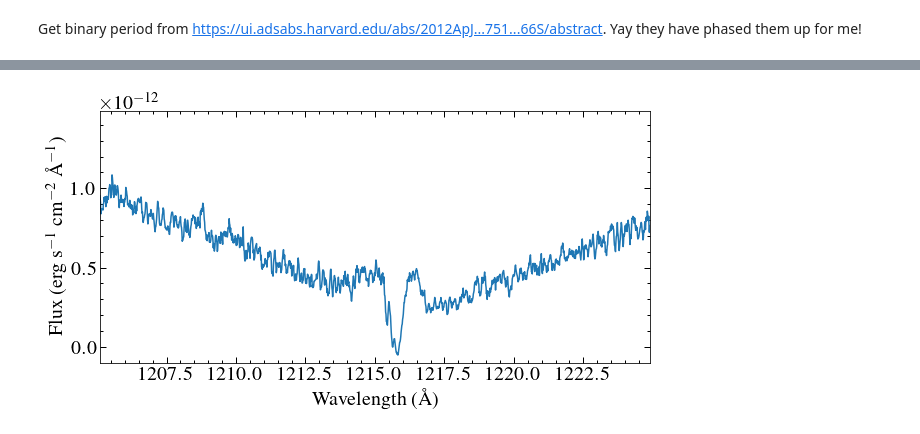
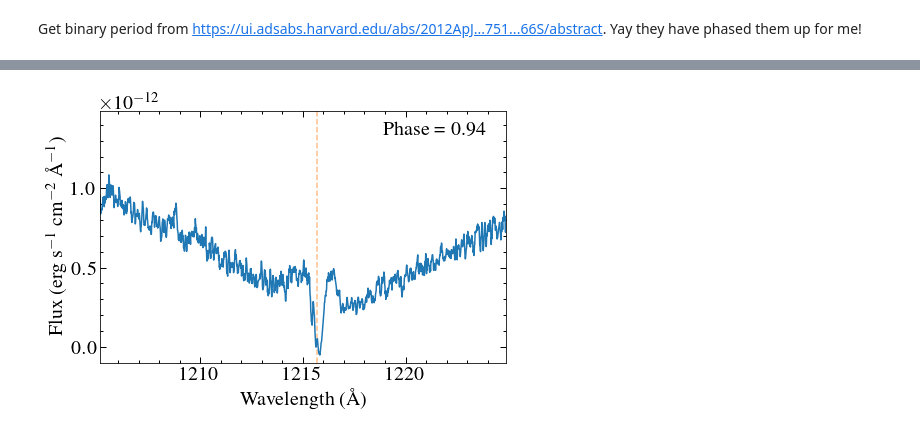
Before and after one commit to davidjwilson/pceb, a Jupyter notebook: v471_tau/v471tau_stis.ipynb, the cells around one changed output, grey strips where cells are left out. Drawn from its saved outputs; the diff is of its cells as text; code cells hidden in the pictures.

Commit message:
v471 tau and animations

```diff
--- a/v471_tau/v471tau_stis.ipynb
+++ b/v471_tau/v471tau_stis.ipynb
@@ -23,10 +23,10 @@ rcParams["font.size"] = 20
 path = '/media/david/5tb_storage1/v471_tau/e140m/'
 x1ds = glob.glob(path+'*x1d.fits')
 # %%
-for x in x1ds:
+"""for x in x1ds:
     data = fits.getdata(x, 1)
     for dt in data:
         plt.plot(dt['WAVELENGTH'], dt['FLUX'])
 #plt.xlim(1210, 1220)
-plt.ylim(0, 3e-12)
+plt.ylim(0, 3e-12)"""
 # %% [output]
@@ -36,11 +35,11 @@ plt.ylim(0, 3e-12)
 # import stisblazefix
 # stisblazefix.fluxfix(x1ds, pdfname='blazefix')
 # %%
-x1fs = glob.glob(path+'*x1f.fits')
+"""x1fs = glob.glob(path+'*x1f.fits')
 for x in x1fs:
     data = fits.getdata(x, 1)
     for dt in data:
         plt.plot(dt['WAVELENGTH'], dt['FLUX'])
 #plt.xlim(1210, 1220)
-plt.ylim(0, 3e-12)
+plt.ylim(0, 3e-12)"""
 # %% [output]
@@ -118,7 +116,7 @@ def echelle_coadd(wavelength, flux, err, nclip =5):
 
     return sorted_w, sorted_f, sorted_e
 # %%
-for x in x1fs:
+"""for x in x1fs:
     hdul = fits.open(x)
     header=hdul[0].header
     data = hdul[1].data
@@ -129,5 +127,5 @@ for x in x1fs:
     ascii.write(savdat, savepath, format='ecsv', overwrite=True)
     plt.plot(w[mask], f[mask])
     hdul.close()
-    plt.show()
+    plt.show()"""
 # %% [output]
@@ -195,7 +180,7 @@ for root, phase in zip(roots, phases):
     w, f, e = np.array(data['WAVELENGTH']), np.array(data['FLUX']), np.array(data['ERROR'])
     f = convolve(f,Box1DKernel(smooth))
     e = convolve(e,Box1DKernel(smooth))/(smooth**0.5)
-    mask = (w > 1205) & (w < 1225)
+    mask = (w > 1190) & (w < 1240)
     plt.plot(w[mask], f[mask])
     plt.ylim(-0.1e-12, 1.49e-12)
     plt.show()
@@ -220,7 +205,7 @@ from matplotlib.animation import FuncAnimation
 
 
 
-fig, ax = plt.subplots(figsize=(9,5))
+fig, ax = plt.subplots(figsize=(7,5))
 fig.set_tight_layout(True)
 
 #ax[0].plot(t, f_lc)
@@ -238,37 +223,40 @@ ax.set_xlabel('Wavelength (\AA)')
 #ax.axvline(1402.770, ls='--', c='C1', alpha=0.5)
 # [ax.axvline(line, ls='--', c='C1', alpha=0.5) for line in [1206.499 ,1238.821, 1242.804]]
 #ax.fill_between([1215.392, 1215.948],0, 1, facecolor = 'k')
+ax.axvline(1215.67, ls='--', c='C1', alpha=0.5)
 #ext = hdul[1::][0]
 #dt = ext.data[0]
 #w, f = dt['WAVELENGTH'], dt['FLUX']
 w, f, e = np.array([], dtype=float), np.array([], dtype=float), np.array([], dtype=float)
 #w, f, e  = np.loadtxt(csv_files[0], unpack=True, delimiter=',')
 line1, = ax.plot(w,f)
+an = ax.annotate('', (0.95, 0.95), xycoords='axes fraction' , ha='right', va='top')
 #std = np.max(modf)/200 #peak sn = 40 for one orbit
 # ax.fill_between([1215.392, 1215.948],0, 1, facecolor = '0.5', zorder=100)#, alpha=0.5)
 
 def update(i):
     data = Table.read('{}stitched_e140m/{}_stitched.ecsv'.format(path, roots[i]))
 #     phase = phases[i]
     w, f, e = np.array(data['WAVELENGTH']), np.array(data['FLUX']), np.array(data['ERROR'])
     f = convolve(f,Box1DKernel(smooth))
     e = convolve(e,Box1DKernel(smooth))/(smooth**0.5)
     mask = (w > 1205) & (w < 1225)
     w, f = w[mask], f[mask]
 
     line1.set_xdata(w)
     line1.set_ydata(f)
+    an.set_text('Phase = {:.2f}'.format(phases[i]))
 
    ## if ti > t0+2:
      #   t0 = ti
       #  obs =
    # an.set_text('Ob {0}'.format(obs))
  #   print(ti)
-    return ax, line1#, an
+    return ax, line1, an
 
 #ax.legend()
-anim = FuncAnimation(fig, update, frames=np.arange(len(roots)), interval=100)
-anim.save('plots/v471_tau_basic.gif', dpi=100, writer='imagemagick')
+anim = FuncAnimation(fig, update, frames=np.arange(len(roots)), interval=200)
+anim.save('plots/v471_tau_basic.gif', dpi=150, writer='imagemagick')
 plt.show()
 # %% [output]
-[figure, old version]
+[figure, new version]
```
Also changed, not shown: parts of 4 cells of this notebook, 11 other files.
